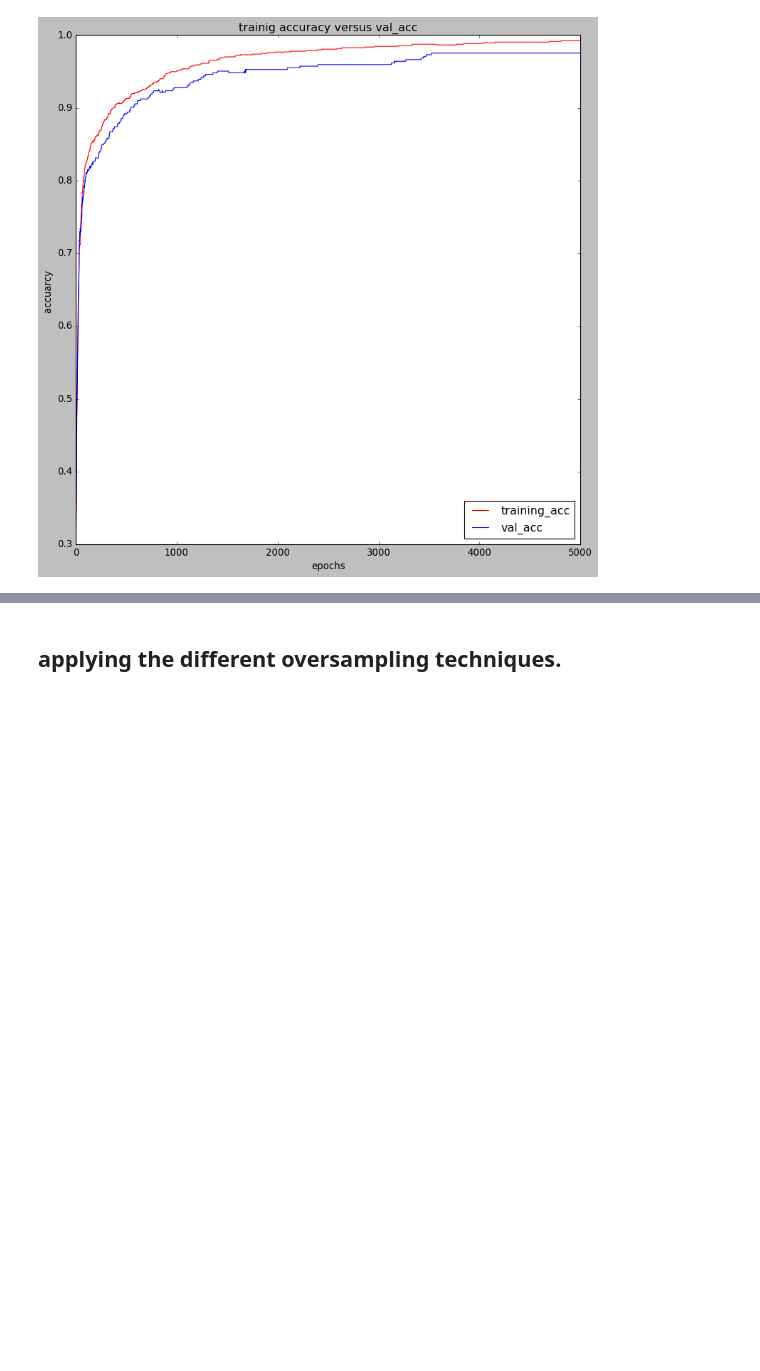
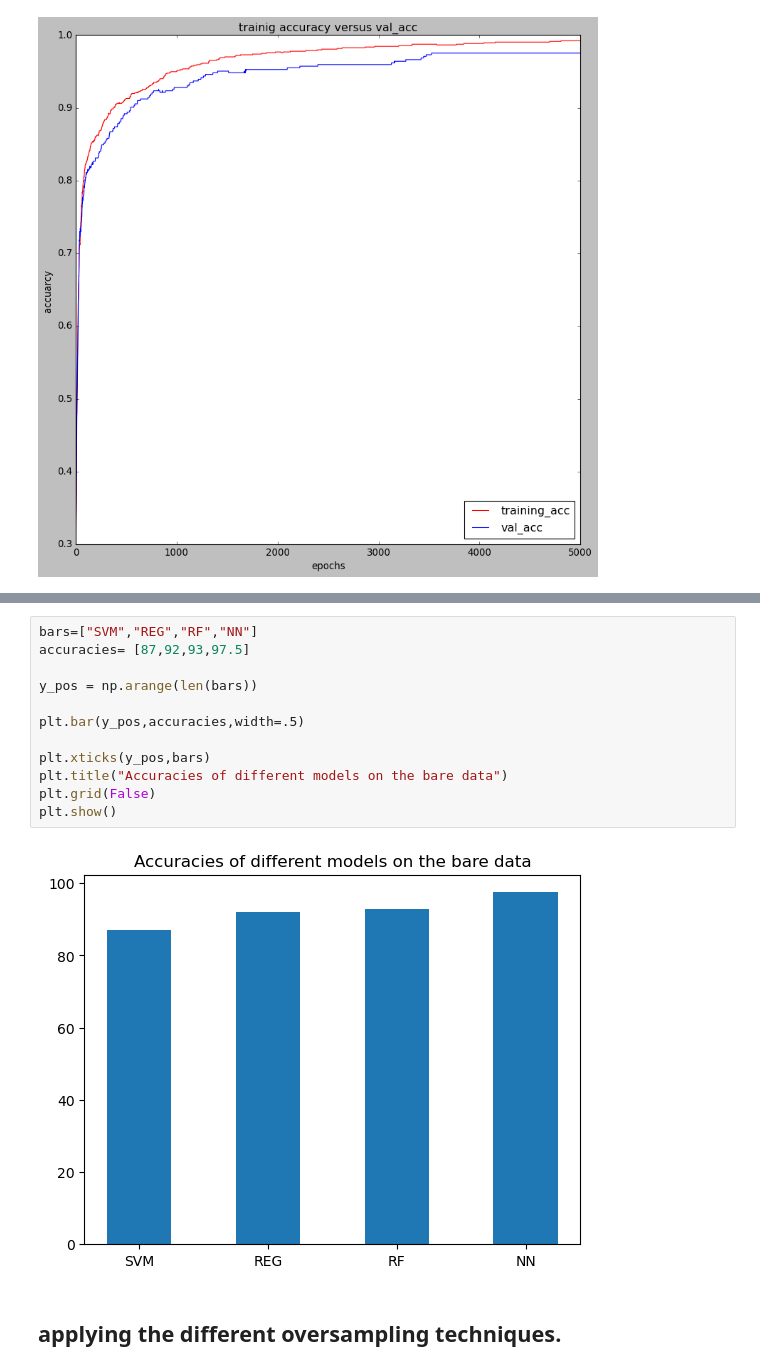
Before and after one commit to Thebrownboy/BioMetrica, a Jupyter notebook: Untitled.ipynb, the cells around one changed output, grey strips where cells are left out. Saved outputs shown, nothing was run; the diff lists cells and outputs as text; blank space fills up the shorter version.

```diff
--- a/Untitled.ipynb
+++ b/Untitled.ipynb
@@ -479,3 +548,17 @@ plt.tight_layout()
+# %%
+bars=["SVM","REG","RF","NN"]
+accuracies= [87,92,93,97.5]
+
+y_pos = np.arange(len(bars))
+
+plt.bar(y_pos,accuracies,width=.5)
+
+plt.xticks(y_pos,bars)
+plt.title("Accuracies of different models on the bare data")
+plt.grid(False)
+plt.show()
+# %% [output]
+[figure, added]
 # %% [markdown]
 ## applying the different oversampling techniques.
 # %%
```
Also changed, not shown: parts of 13 cells of this notebook, 3 other files.
